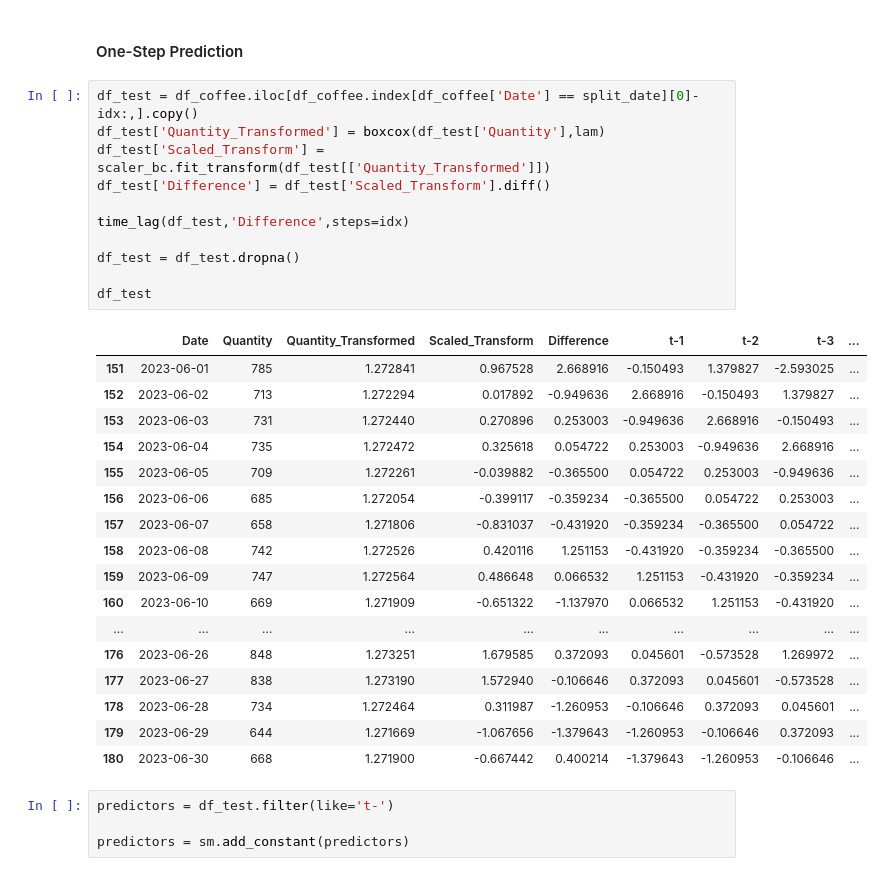
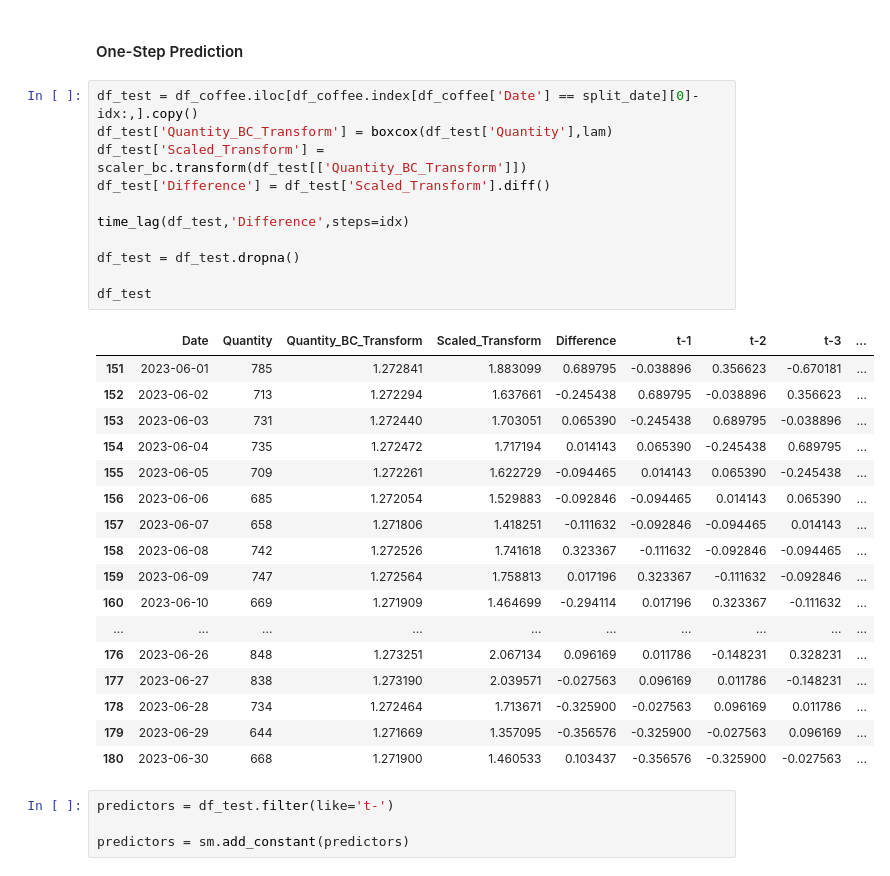
Before and after one commit to Murphysics1/masters_capstone, a Jupyter notebook: Coffee_MLR_Model.ipynb, the cells around one changed output. Cells and saved outputs as stored; diff of their text form.

```diff
--- a/Coffee_MLR_Model.ipynb
+++ b/Coffee_MLR_Model.ipynb
@@ -218,33 +202,33 @@ plt.show()
 #### One-Step Prediction
 # %%
 df_test = df_coffee.iloc[df_coffee.index[df_coffee['Date'] == split_date][0]-idx:,].copy()
-df_test['Quantity_Transformed'] = boxcox(df_test['Quantity'],lam)
-df_test['Scaled_Transform'] = scaler_bc.fit_transform(df_test[['Quantity_Transformed']])
+df_test['Quantity_BC_Transform'] = boxcox(df_test['Quantity'],lam)
+df_test['Scaled_Transform'] = scaler_bc.transform(df_test[['Quantity_BC_Transform']])
 df_test['Difference'] = df_test['Scaled_Transform'].diff()
 
 time_lag(df_test,'Difference',steps=idx)
 
 df_test = df_test.dropna()
 
 df_test
 # %% [output]
-|  | Date | Quantity | Quantity_Transformed | Scaled_Transform | Difference | t-1 | t-2 | t-3 | ... |
-| 151 | 2023-06-01 | 785 | 1.272841 | 0.967528 | 2.668916 | -0.150493 | 1.379827 | -2.593025 | ... |
-| 152 | 2023-06-02 | 713 | 1.272294 | 0.017892 | -0.949636 | 2.668916 | -0.150493 | 1.379827 | ... |
-| 153 | 2023-06-03 | 731 | 1.272440 | 0.270896 | 0.253003 | -0.949636 | 2.668916 | -0.150493 | ... |
-| 154 | 2023-06-04 | 735 | 1.272472 | 0.325618 | 0.054722 | 0.253003 | -0.949636 | 2.668916 | ... |
-| 155 | 2023-06-05 | 709 | 1.272261 | -0.039882 | -0.365500 | 0.054722 | 0.253003 | -0.949636 | ... |
-| 156 | 2023-06-06 | 685 | 1.272054 | -0.399117 | -0.359234 | -0.365500 | 0.054722 | 0.253003 | ... |
-| 157 | 2023-06-07 | 658 | 1.271806 | -0.831037 | -0.431920 | -0.359234 | -0.365500 | 0.054722 | ... |
-| 158 | 2023-06-08 | 742 | 1.272526 | 0.420116 | 1.251153 | -0.431920 | -0.359234 | -0.365500 | ... |
-| 159 | 2023-06-09 | 747 | 1.272564 | 0.486648 | 0.066532 | 1.251153 | -0.431920 | -0.359234 | ... |
-| 160 | 2023-06-10 | 669 | 1.271909 | -0.651322 | -1.137970 | 0.066532 | 1.251153 | -0.431920 | ... |
+|  | Date | Quantity | Quantity_BC_Transform | Scaled_Transform | Difference | t-1 | t-2 | t-3 | ... |
+| 151 | 2023-06-01 | 785 | 1.272841 | 1.883099 | 0.689795 | -0.038896 | 0.356623 | -0.670181 | ... |
+| 152 | 2023-06-02 | 713 | 1.272294 | 1.637661 | -0.245438 | 0.689795 | -0.038896 | 0.356623 | ... |
+| 153 | 2023-06-03 | 731 | 1.272440 | 1.703051 | 0.065390 | -0.245438 | 0.689795 | -0.038896 | ... |
+| 154 | 2023-06-04 | 735 | 1.272472 | 1.717194 | 0.014143 | 0.065390 | -0.245438 | 0.689795 | ... |
+| 155 | 2023-06-05 | 709 | 1.272261 | 1.622729 | -0.094465 | 0.014143 | 0.065390 | -0.245438 | ... |
+| 156 | 2023-06-06 | 685 | 1.272054 | 1.529883 | -0.092846 | -0.094465 | 0.014143 | 0.065390 | ... |
+| 157 | 2023-06-07 | 658 | 1.271806 | 1.418251 | -0.111632 | -0.092846 | -0.094465 | 0.014143 | ... |
+| 158 | 2023-06-08 | 742 | 1.272526 | 1.741618 | 0.323367 | -0.111632 | -0.092846 | -0.094465 | ... |
+| 159 | 2023-06-09 | 747 | 1.272564 | 1.758813 | 0.017196 | 0.323367 | -0.111632 | -0.092846 | ... |
+| 160 | 2023-06-10 | 669 | 1.271909 | 1.464699 | -0.294114 | 0.017196 | 0.323367 | -0.111632 | ... |
 | ... | ... | ... | ... | ... | ... | ... | ... | ... | ... |
-| 176 | 2023-06-26 | 848 | 1.273251 | 1.679585 | 0.372093 | 0.045601 | -0.573528 | 1.269972 | ... |
-| 177 | 2023-06-27 | 838 | 1.273190 | 1.572940 | -0.106646 | 0.372093 | 0.045601 | -0.573528 | ... |
-| 178 | 2023-06-28 | 734 | 1.272464 | 0.311987 | -1.260953 | -0.106646 | 0.372093 | 0.045601 | ... |
-| 179 | 2023-06-29 | 644 | 1.271669 | -1.067656 | -1.379643 | -1.260953 | -0.106646 | 0.372093 | ... |
-| 180 | 2023-06-30 | 668 | 1.271900 | -0.667442 | 0.400214 | -1.379643 | -1.260953 | -0.106646 | ... |
+| 176 | 2023-06-26 | 848 | 1.273251 | 2.067134 | 0.096169 | 0.011786 | -0.148231 | 0.328231 | ... |
+| 177 | 2023-06-27 | 838 | 1.273190 | 2.039571 | -0.027563 | 0.096169 | 0.011786 | -0.148231 | ... |
+| 178 | 2023-06-28 | 734 | 1.272464 | 1.713671 | -0.325900 | -0.027563 | 0.096169 | 0.011786 | ... |
+| 179 | 2023-06-29 | 644 | 1.271669 | 1.357095 | -0.356576 | -0.325900 | -0.027563 | 0.096169 | ... |
+| 180 | 2023-06-30 | 668 | 1.271900 | 1.460533 | 0.103437 | -0.356576 | -0.325900 | -0.027563 | ... |
 # %%
 predictors = df_test.filter(like='t-')
 
```
Also changed, not shown: parts of 12 cells of this notebook, 1 other file.
